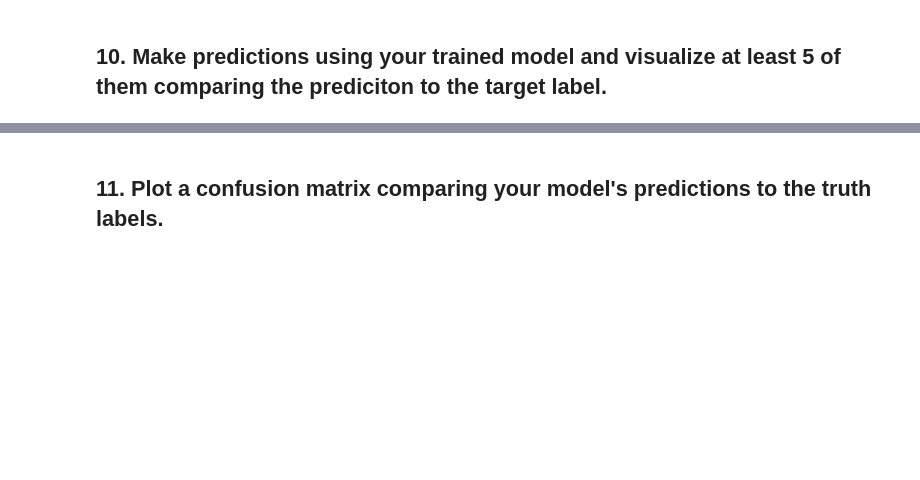
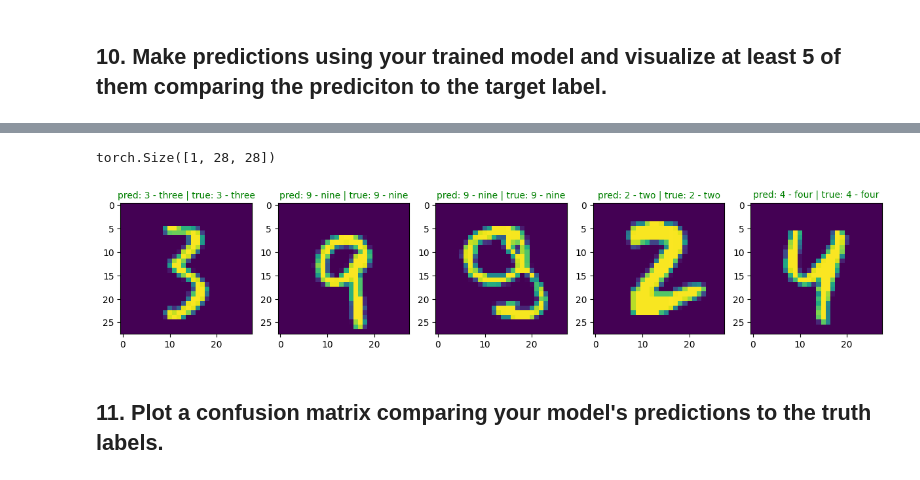
Before and after one commit to DinhXuanKhuong/Playing-around-with-Pytorch, a Jupyter notebook: Learn/exercises/03_pytorch_computer_vision_exercises.ipynb, the cells around one changed output, grey strips where cells are left out. Saved outputs shown, nothing was run; the diff lists cells and outputs as text; code cells hidden in the pictures; blank space fills up the shorter version.

```diff
--- a/Learn/exercises/03_pytorch_computer_vision_exercises.ipynb
+++ b/Learn/exercises/03_pytorch_computer_vision_exercises.ipynb
@@ -197,2 +222,8 @@ len(train_dataloader), len(test_dataloader)
 # %% [markdown]
 ## 9. Train the model you built in exercise 8. for 5 epochs on CPU and GPU and see how long it takes on each.
+# %%
+loss_fn = nn.CrossEntropyLoss()
+optimizer = torch.optim.SGD(params=model.parameters(), lr=0.01)
+# %%
+def acccuracy_function(y_pred, y):
+    return (y_pred == y).sum() / len(y_pred)
@@ -198,0 +273,9 @@ len(train_dataloader), len(test_dataloader)
+# %%
+torch.manual_seed(42)
+EPOCHS = 5
+
+for epoch in range(EPOCHS):
+    print(f"Epoch: {epoch} \n----------------------")
+    train_step(model, train_dataloader, loss_fn, optimizer, acccuracy_function)
+
+    test_step(model, test_dataloader, loss_fn, acccuracy_function)
@@ -199,2 +303,5 @@ len(train_dataloader), len(test_dataloader)
 # %% [markdown]
 ## 10. Make predictions using your trained model and visualize at least 5 of them comparing the prediciton to the target label.
+# %%
+classes = train_data.classes
+classes
@@ -201,2 +319,32 @@ len(train_dataloader), len(test_dataloader)
+# %%
+test_data[0][0].shape
+# %% [output]
+torch.Size([1, 28, 28])
+# %%
+model.eval()
+
+plt.figure(figsize=(15, 3))
+
+for i in range(5):
+    index = random.randint(0, len(test_dataloader))
+    X, y = list(test_data)[index]
+    sample = torch.unsqueeze(X, dim=0)
+    y_pred = model(sample)
+    y_pred_label = classes[y_pred.argmax()]
+
+    y_true_label = classes[y]
+
+    plt.subplot(1, 5, i + 1)
+    plt.imshow(sample.squeeze())
+
+    text_title = f'pred: {y_pred_label} | true: {y_true_label}'
+
+    if y_true_label == y_pred_label:
+        plt.title(text_title, fontsize = 10 ,c='g')
+    else:
+        plt.title(text_title, fontsize = 10,c='r')
+plt.show()
+# %% [output]
+[figure, added]
 # %% [markdown]
 ## 11. Plot a confusion matrix comparing your model's predictions to the truth labels.
```
Also changed, not shown: parts of 18 cells of this notebook, 1 other file.
